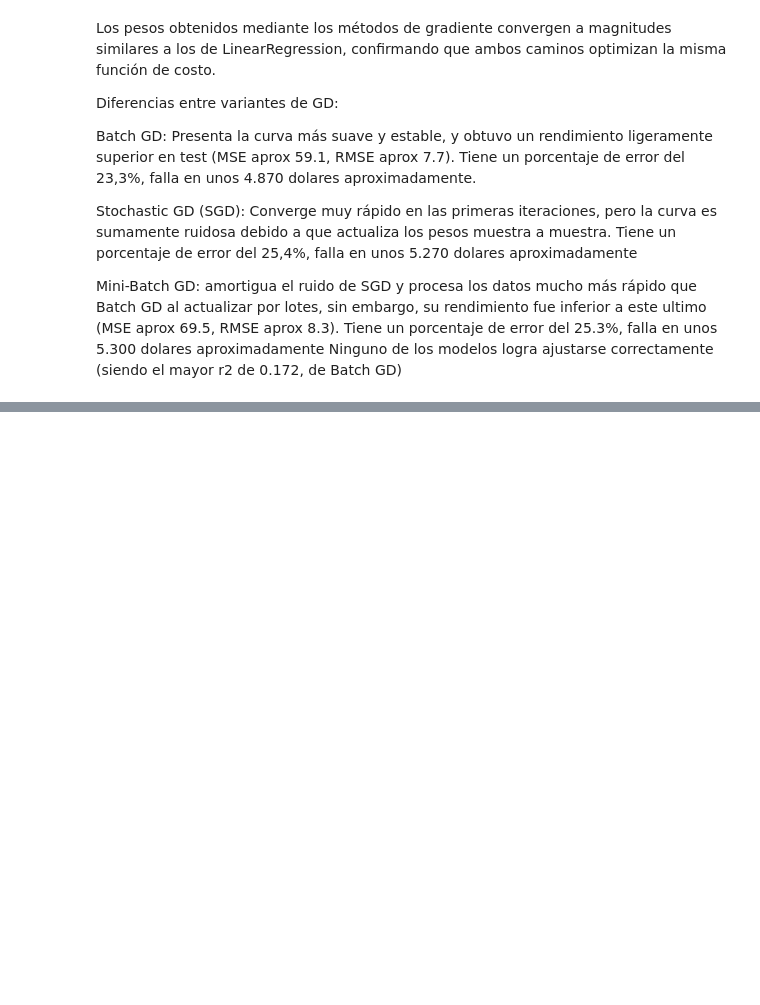
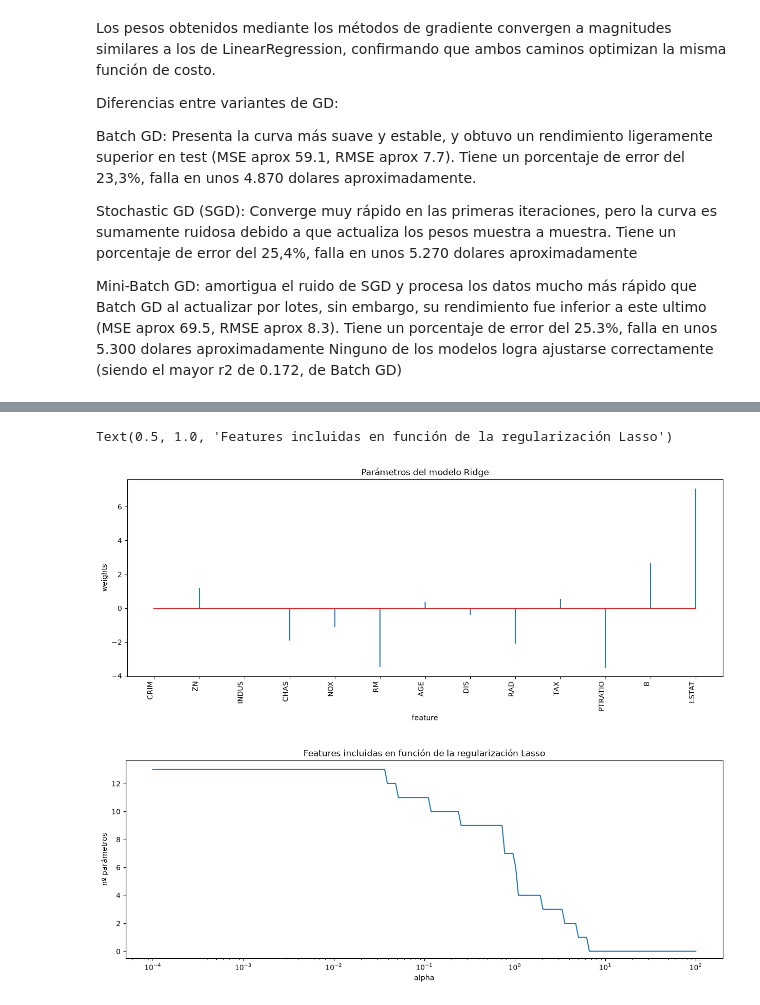
Before and after one commit to AlvaTF/TP-AA1-Ruiz-Toledo-Mendoza, a Jupyter notebook: TP_1/TP-regresion-AA1.ipynb, the cells around one changed output, grey strips where cells are left out. Drawn from its saved outputs; the diff is of its cells as text; code cells hidden in the pictures; blank space fills up the shorter version.

```diff
--- a/TP_1/TP-regresion-AA1.ipynb
+++ b/TP_1/TP-regresion-AA1.ipynb
@@ -581,0 +710,34 @@ Ninguno de los modelos logra ajustarse correctamente (siendo el mayor r2 de 0.17
+# %%
+# Parámetros del modelo Ridge
+
+df_coeficientes = pd.DataFrame({'predictor': X_train.columns,'coef': mod.coef_.flatten()})
+
+fig, ax = plt.subplots(figsize=(15,5))
+ax.stem(df_coeficientes.predictor, df_coeficientes.coef, markerfmt=' ')
+plt.xticks(rotation=90, ha='right', size=10)
+ax.set_xlabel('feature')
+ax.set_ylabel('weights')
+ax.set_title('Parámetros del modelo Ridge')
+
+
+# Features de modelo Lasso
+alphas = mod.alphas_
+n_predictores = []
+
+for alpha in alphas:
+    modelo_aux = make_pipeline(StandardScaler(), Lasso(alpha=alpha))
+    modelo_aux.fit(X_train_esc, y_train)
+    coef_no_cero = np.sum(modelo_aux.steps[1][1].coef_.flatten() != 0)
+    n_predictores.append(coef_no_cero)
+
+fig, ax = plt.subplots(figsize=(15, 5))
+ax.plot(alphas, n_predictores)
+ax.set_xscale('log')
+ax.set_ylim([-0.5,None])
+ax.set_xlabel('alpha')
+ax.set_ylabel('nº parámetros')
+ax.set_title('Features incluidas en función de la regularización Lasso')
+# %% [output]
+Text(0.5, 1.0, 'Features incluidas en función de la regularización Lasso')
+[figure, added]
+[figure, added]
```
Also changed, not shown: parts of 18 cells of this notebook.
